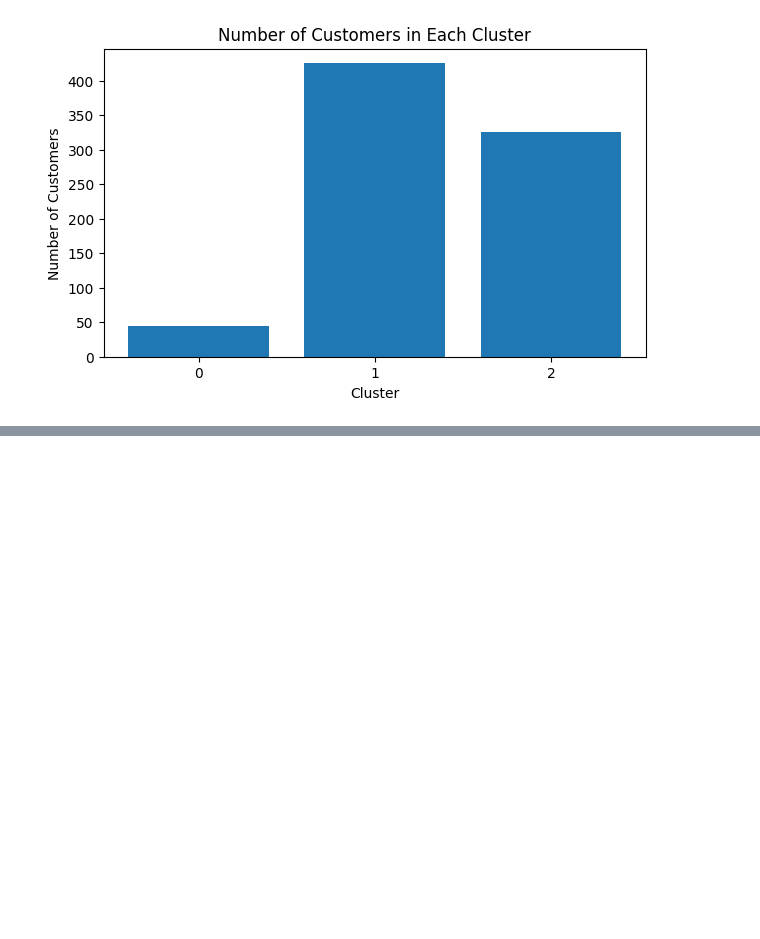
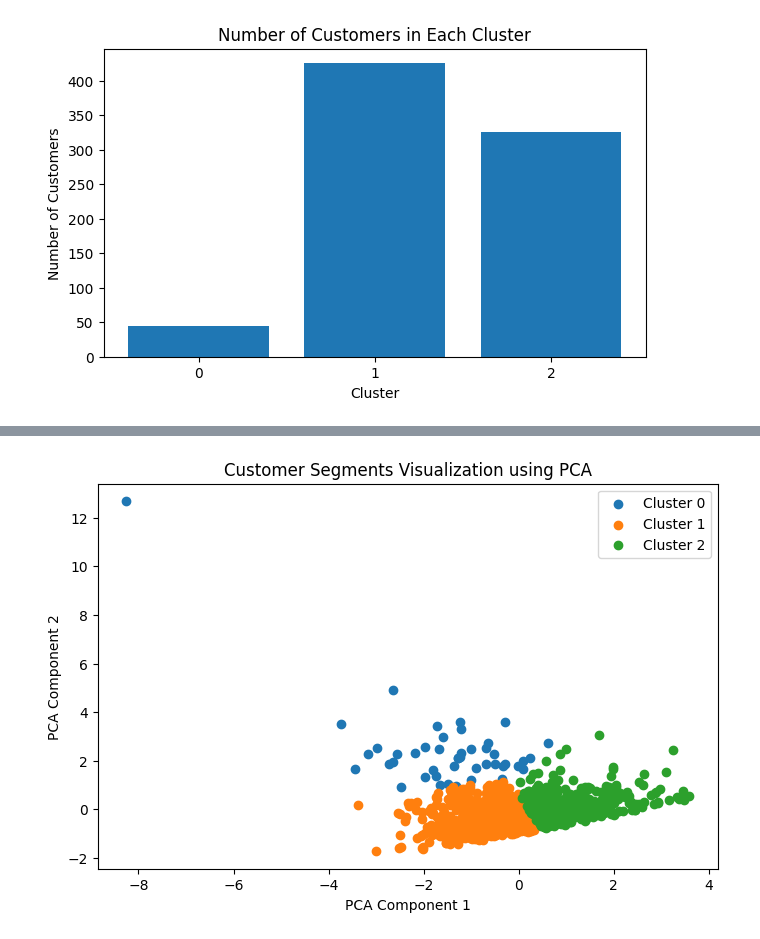
Before and after one commit to Wasimul2023/Superstore_sales_Analysis, a Jupyter notebook: Superstore_Sales_Analysis.ipynb, the cells around one changed output, grey strips where cells are left out. Cells and saved outputs as stored; diff of their text form; code cells hidden in the pictures; blank space fills up the shorter version.

```diff
--- a/Superstore_Sales_Analysis.ipynb
+++ b/Superstore_Sales_Analysis.ipynb
@@ -715,0 +739,8 @@ plt.show()
+# %%
+pca = PCA(
+    n_components=2
+)
+
+rfm_pca = pca.fit_transform(rfm_scaled)
+
+rfm_pca[:5]
@@ -715,0 +753,9 @@ plt.show()
+# %%
+pca_df = pd.DataFrame(
+    rfm_pca,
+    columns=['PCA1','PCA2']
+)
+
+pca_df['Cluster'] = rfm['Cluster']
+
+pca_df.head()
@@ -715,0 +769,25 @@ plt.show()
+# %%
+plt.figure(figsize=(8,5))
+
+for cluster in sorted(pca_df['Cluster'].unique()):
+
+    cluster_data = pca_df[
+        pca_df['Cluster'] == cluster
+    ]
+
+    plt.scatter(
+        cluster_data['PCA1'],
+        cluster_data['PCA2'],
+        label=f'Cluster {cluster}'
+    )
+
+
+plt.title('Customer Segments Visualization using PCA')
+plt.xlabel('PCA Component 1')
+plt.ylabel('PCA Component 2')
+
+plt.legend()
+
+plt.show()
+# %% [output]
+[figure, added]
```
Also changed, not shown: parts of 7 cells of this notebook.
